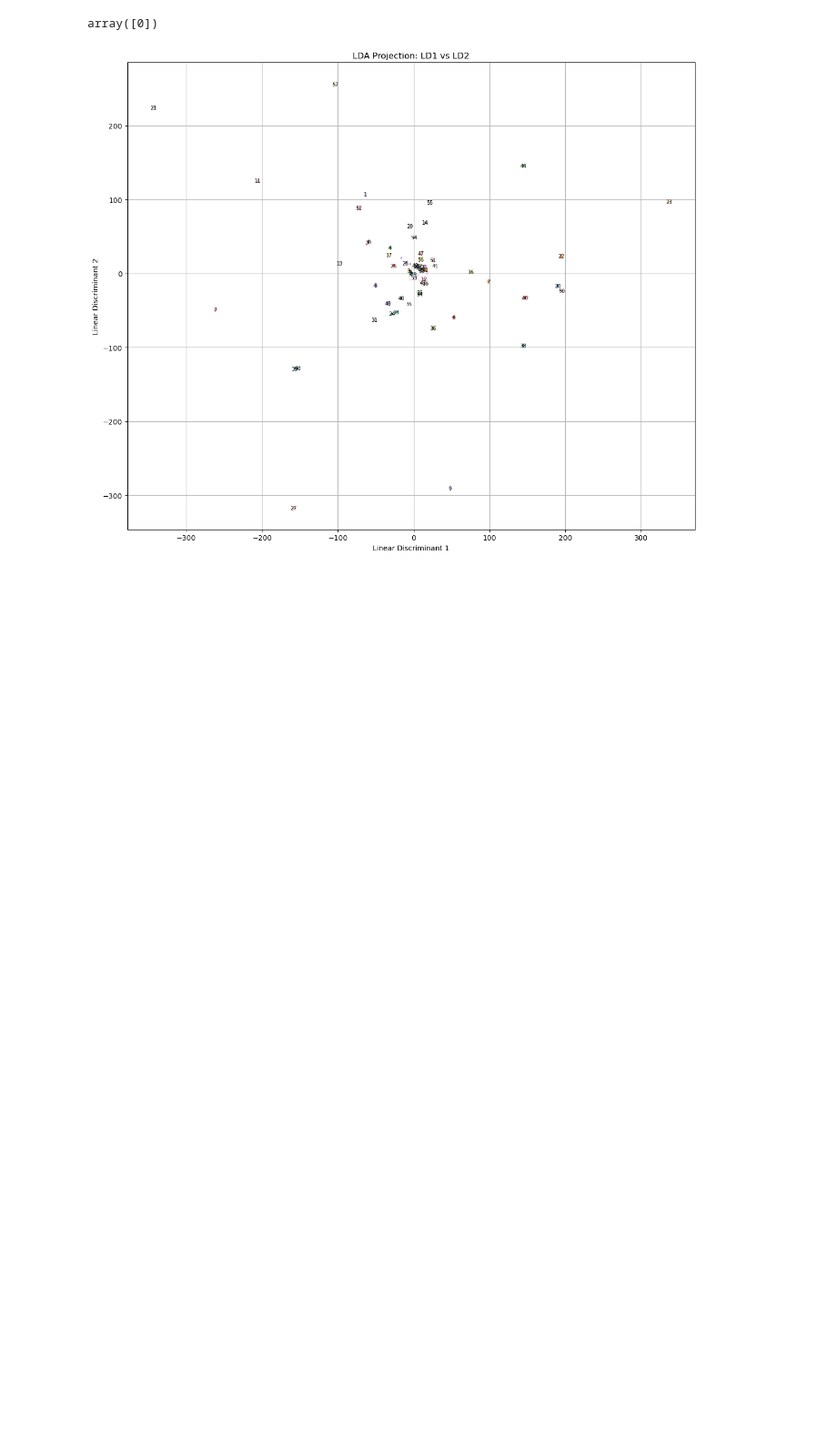
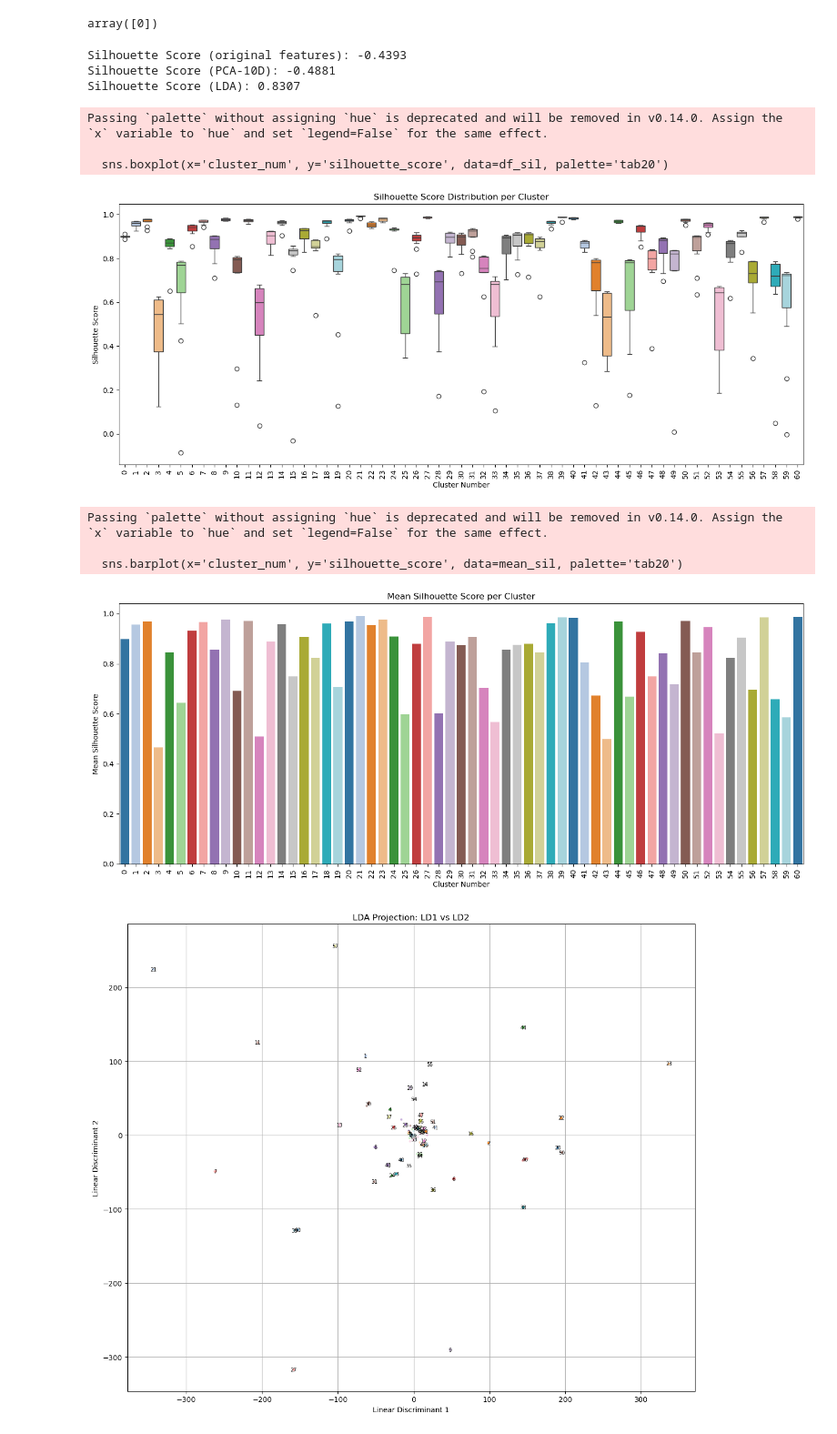
Before and after one commit to bmartin9/DataDive, a Jupyter notebook: clustering_algs/leiden_eda_hj.ipynb, the cells around one changed output. Shown at 91% size. Cells and saved outputs as stored; diff of their text form; code cells hidden in the pictures; blank space fills up the shorter version.

Commit message:
bootstrapping code
	modified:   clustering_algs/leiden_eda_hj.ipynb

```diff
--- a/clustering_algs/leiden_eda_hj.ipynb
+++ b/clustering_algs/leiden_eda_hj.ipynb
@@ -12,6 +111,65 @@ se_df = pd.read_parquet(se_train_path)
 betas_df[betas_df['cv_idx'].isna()]['cluster_num'].unique()
 # %% [output]
 array([0])
+# %%
+score = silhouette_score(X_scaled, y)
+print(f"Silhouette Score (original features): {score:.4f}")
+
+score_pca = silhouette_score(X_pca[:, :10], y)
+print(f"Silhouette Score (PCA-10D): {score_pca:.4f}")
+
+score_lda = silhouette_score(X_lda, y)
+print(f"Silhouette Score (LDA): {score_lda:.4f}")
+# %% [output]
+Silhouette Score (original features): -0.4393
+Silhouette Score (PCA-10D): -0.4881
+Silhouette Score (LDA): 0.8307
+# %%
+
+# Assume you have:
+# - X_scaled: scaled features
+# - labels: cluster labels (df['cluster_num'])
+
+# 1. Compute silhouette scores for each sample
+sil_scores = silhouette_samples(X_lda, y)
+
+# 2. Create DataFrame for plotting
+df_sil = pd.DataFrame({
+    'cluster_num': y,
+    'silhouette_score': sil_scores
+})
+
+# 3. Calculate mean silhouette per cluster (optional)
+mean_sil = df_sil.groupby('cluster_num')['silhouette_score'].mean().reset_index()
+
+# 4. Plot distribution per cluster (boxplot)
+plt.figure(figsize=(14, 6))
+sns.boxplot(x='cluster_num', y='silhouette_score', data=df_sil, palette='tab20')
+plt.xticks(rotation=90)
+plt.xlabel('Cluster Number')
+plt.ylabel('Silhouette Score')
+plt.title('Silhouette Score Distribution per Cluster')
+plt.tight_layout()
+plt.show()
+
+# 5. (Optional) Plot mean silhouette per cluster as barplot
+plt.figure(figsize=(14, 6))
+sns.barplot(x='cluster_num', y='silhouette_score', data=mean_sil, palette='tab20')
+plt.xticks(rotation=90)
+plt.xlabel('Cluster Number')
+plt.ylabel('Mean Silhouette Score')
+plt.title('Mean Silhouette Score per Cluster')
+plt.tight_layout()
+plt.show()
+# %% [output]
+Passing `palette` without assigning `hue` is deprecated and will be removed in v0.14.0. Assign the `x` variable to `hue` and set `legend=False` for the same effect.
+
+  sns.boxplot(x='cluster_num', y='silhouette_score', data=df_sil, palette='tab20')
+[figure, added]
+Passing `palette` without assigning `hue` is deprecated and will be removed in v0.14.0. Assign the `x` variable to `hue` and set `legend=False` for the same effect.
+
+  sns.barplot(x='cluster_num', y='silhouette_score', data=mean_sil, palette='tab20')
+[figure, added]
 # %%
 from sklearn.discriminant_analysis import LinearDiscriminantAnalysis
 from sklearn.preprocessing import StandardScaler
```
Also changed, not shown: parts of 9 cells of this notebook.
